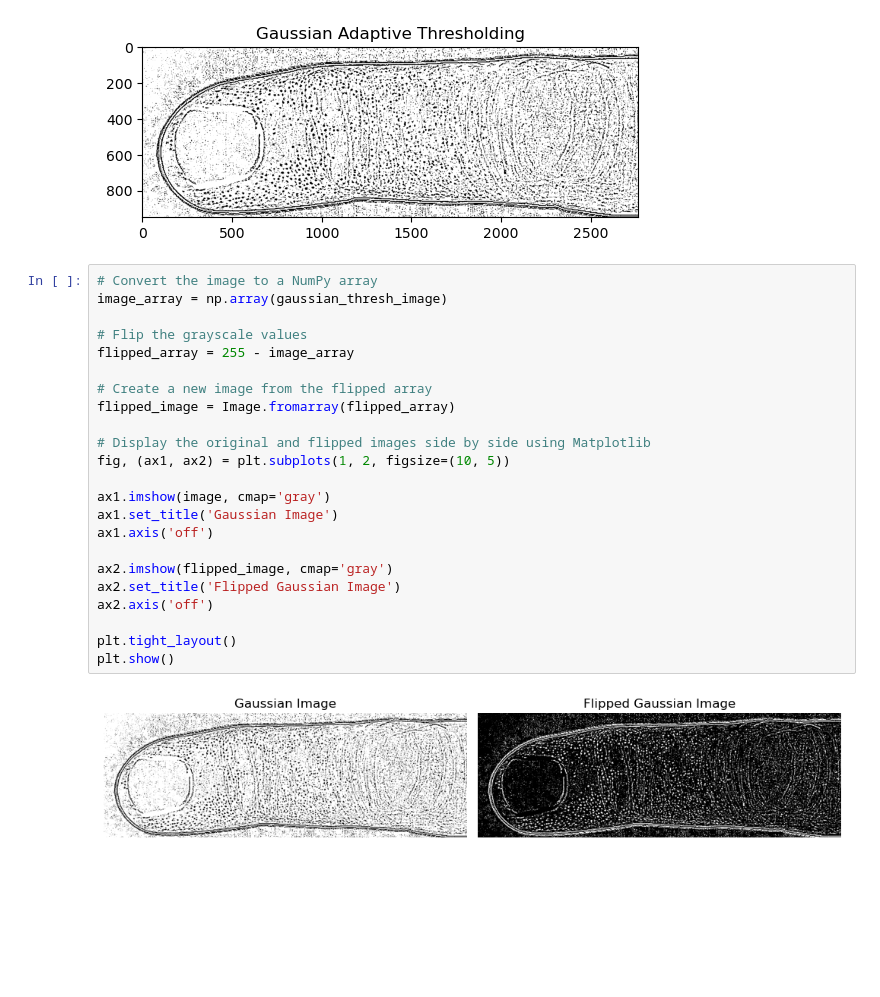
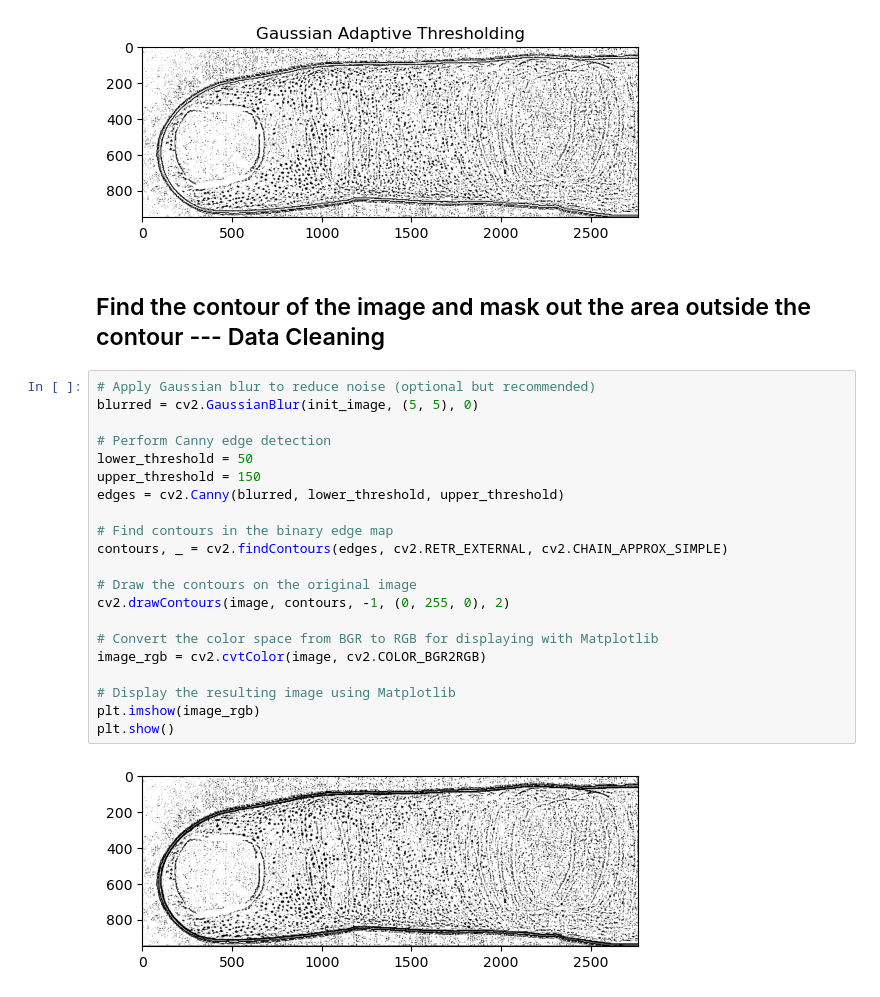
Before and after one commit to UArizonaCB2/sweat-pore-activation, a Jupyter notebook: SweatPoresDetection.ipynb, the cells around one changed output. Saved outputs shown, nothing was run; the diff lists cells and outputs as text; blank space fills up the shorter version.

```diff
--- a/SweatPoresDetection.ipynb
+++ b/SweatPoresDetection.ipynb
@@ -90,28 +90,28 @@ plt.title('Gaussian Adaptive Thresholding')
 plt.show()
 # %% [output]
 [figure]
-# %%
-# Convert the image to a NumPy array
-image_array = np.array(gaussian_thresh_image)
-
-# Flip the grayscale values
-flipped_array = 255 - image_array
-
-# Create a new image from the flipped array
-flipped_image = Image.fromarray(flipped_array)
-
-# Display the original and flipped images side by side using Matplotlib
-fig, (ax1, ax2) = plt.subplots(1, 2, figsize=(10, 5))
-
-ax1.imshow(image, cmap='gray')
-ax1.set_title('Gaussian Image')
-ax1.axis('off')
-
-ax2.imshow(flipped_image, cmap='gray')
-ax2.set_title('Flipped Gaussian Image')
-ax2.axis('off')
-
-plt.tight_layout()
-plt.show()
-# %% [output]
-[figure, old version]
+# %% [markdown]
+## Find the contour of the image and mask out the area outside the contour --- Data Cleaning
+# %%
+# Apply Gaussian blur to reduce noise (optional but recommended)
+blurred = cv2.GaussianBlur(init_image, (5, 5), 0)
+
+# Perform Canny edge detection
+lower_threshold = 50
+upper_threshold = 150
+edges = cv2.Canny(blurred, lower_threshold, upper_threshold)
+
+# Find contours in the binary edge map
+contours, _ = cv2.findContours(edges, cv2.RETR_EXTERNAL, cv2.CHAIN_APPROX_SIMPLE)
+
+# Draw the contours on the original image
+cv2.drawContours(image, contours, -1, (0, 255, 0), 2)
+
+# Convert the color space from BGR to RGB for displaying with Matplotlib
+image_rgb = cv2.cvtColor(image, cv2.COLOR_BGR2RGB)
+
+# Display the resulting image using Matplotlib
+plt.imshow(image_rgb)
+plt.show()
+# %% [output]
+[figure, added]
```
Also changed, not shown: parts of 3 cells of this notebook.
